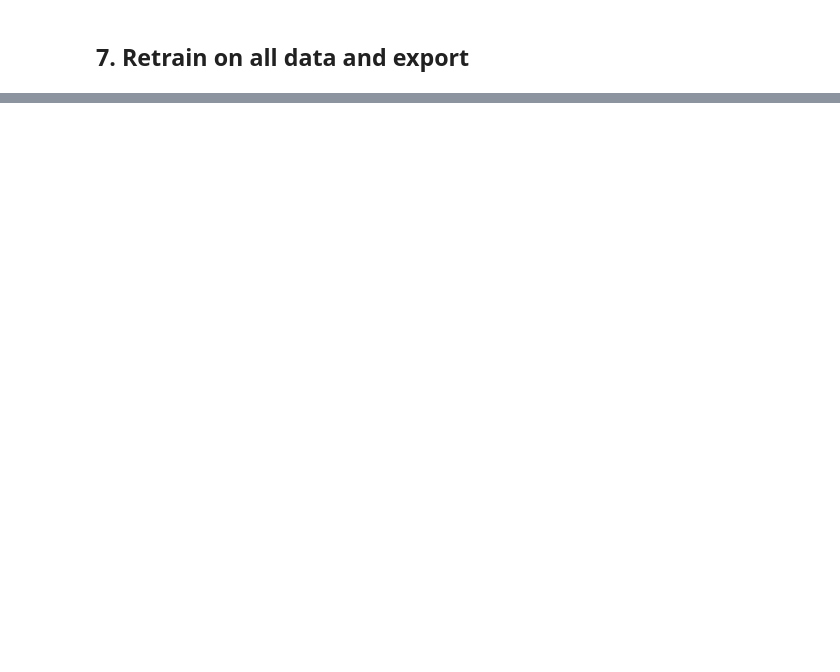
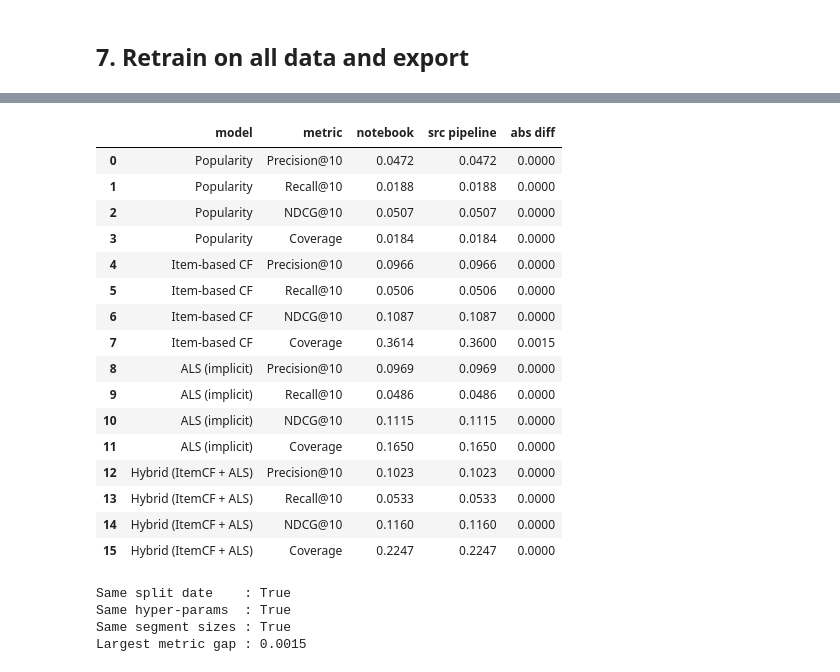
Before and after one commit to zillerehman-dev/shopsegments, a Jupyter notebook: notebooks/shopsegments_model.ipynb, the cells around one changed output, grey strips where cells are left out. Cells and saved outputs as stored; diff of their text form; code cells hidden in the pictures; blank space fills up the shorter version.

Commit message:
Add executed notebook with outputs and src consistency check

```diff
--- a/notebooks/shopsegments_model.ipynb
+++ b/notebooks/shopsegments_model.ipynb
@@ -42,7 +62,11 @@ RECO_SPLIT_DATE = None                    # set automatically after loading (las
 RECO_VAL_SPLIT_DATE = None                # set automatically (the ~3 months before = validation window)
 N_SEGMENTS = 5
 
-DATA_CSV = Path("/content/dataset.csv")   # upload your CSV to Colab with this name
+DATA_CSV = Path("/content/dataset.csv")   # Colab: upload your CSV with this name
+if not DATA_CSV.exists():                 # local run: use the file from scripts/download_data.py
+    for cand in (Path("../data/raw/online_retail.csv"), Path("data/raw/online_retail.csv")):
+        if cand.exists():
+            DATA_CSV = cand; break
 START_DATE = "2010-12-01"                 # Online Retail II starts in Dec 2009; keep the 2010-12 -> 2011-12 window
 OUT = Path("shopsegments_outputs")
 OUT.mkdir(exist_ok=True)
@@ -629,0 +814,39 @@ except ImportError:
+# %%
+ref_path = next((p for p in (Path('../artifacts/metrics.json'), Path('artifacts/metrics.json')) if p.exists()), None)
+if ref_path is None:
+    print('artifacts/metrics.json not found (Colab run): comparison skipped')
+else:
+    ref = json.loads(ref_path.read_text())
+    ref_test = {r['model']: r for r in ref['test']}
+    rows = []
+    for name, r in test_res.iterrows():
+        for m in ('Precision@10', 'Recall@10', 'NDCG@10', 'Coverage'):
+            rows.append({'model': name, 'metric': m, 'notebook': r[m], 'src pipeline': ref_test[name][m]})
+    cmp = pd.DataFrame(rows); cmp['abs diff'] = (cmp['notebook'] - cmp['src pipeline']).abs()
+    display(cmp.round(4))
+    print('Same split date    :', RECO_SPLIT_DATE == ref['split_date'])
+    print('Same hyper-params  :', {'itemcf_neighbours': best_cf_n, 'als': best_als, 'hybrid_w_itemcf': best_w} == ref['best_params'])
+    print('Same segment sizes :', summary['customers'].to_dict() == pd.read_parquet(ref_path.parent / 'customers.parquet')['Segment'].value_counts().to_dict())
+    print('Largest metric gap :', round(cmp['abs diff'].max(), 4))
+# %% [output]
+|  | model | metric | notebook | src pipeline | abs diff |
+| 0 | Popularity | Precision@10 | 0.0472 | 0.0472 | 0.0000 |
+| 1 | Popularity | Recall@10 | 0.0188 | 0.0188 | 0.0000 |
+| 2 | Popularity | NDCG@10 | 0.0507 | 0.0507 | 0.0000 |
+| 3 | Popularity | Coverage | 0.0184 | 0.0184 | 0.0000 |
+| 4 | Item-based CF | Precision@10 | 0.0966 | 0.0966 | 0.0000 |
+| 5 | Item-based CF | Recall@10 | 0.0506 | 0.0506 | 0.0000 |
+| 6 | Item-based CF | NDCG@10 | 0.1087 | 0.1087 | 0.0000 |
+| 7 | Item-based CF | Coverage | 0.3614 | 0.3600 | 0.0015 |
+| 8 | ALS (implicit) | Precision@10 | 0.0969 | 0.0969 | 0.0000 |
+| 9 | ALS (implicit) | Recall@10 | 0.0486 | 0.0486 | 0.0000 |
+| 10 | ALS (implicit) | NDCG@10 | 0.1115 | 0.1115 | 0.0000 |
+| 11 | ALS (implicit) | Coverage | 0.1650 | 0.1650 | 0.0000 |
+| 12 | Hybrid (ItemCF + ALS) | Precision@10 | 0.1023 | 0.1023 | 0.0000 |
+| 13 | Hybrid (ItemCF + ALS) | Recall@10 | 0.0533 | 0.0533 | 0.0000 |
+| 14 | Hybrid (ItemCF + ALS) | NDCG@10 | 0.1160 | 0.1160 | 0.0000 |
+| 15 | Hybrid (ItemCF + ALS) | Coverage | 0.2247 | 0.2247 | 0.0000 |
+Same split date    : True
+Same hyper-params  : True
+Same segment sizes : True
+Largest metric gap : 0.0015
```
Also changed, not shown: parts of 26 cells of this notebook.
